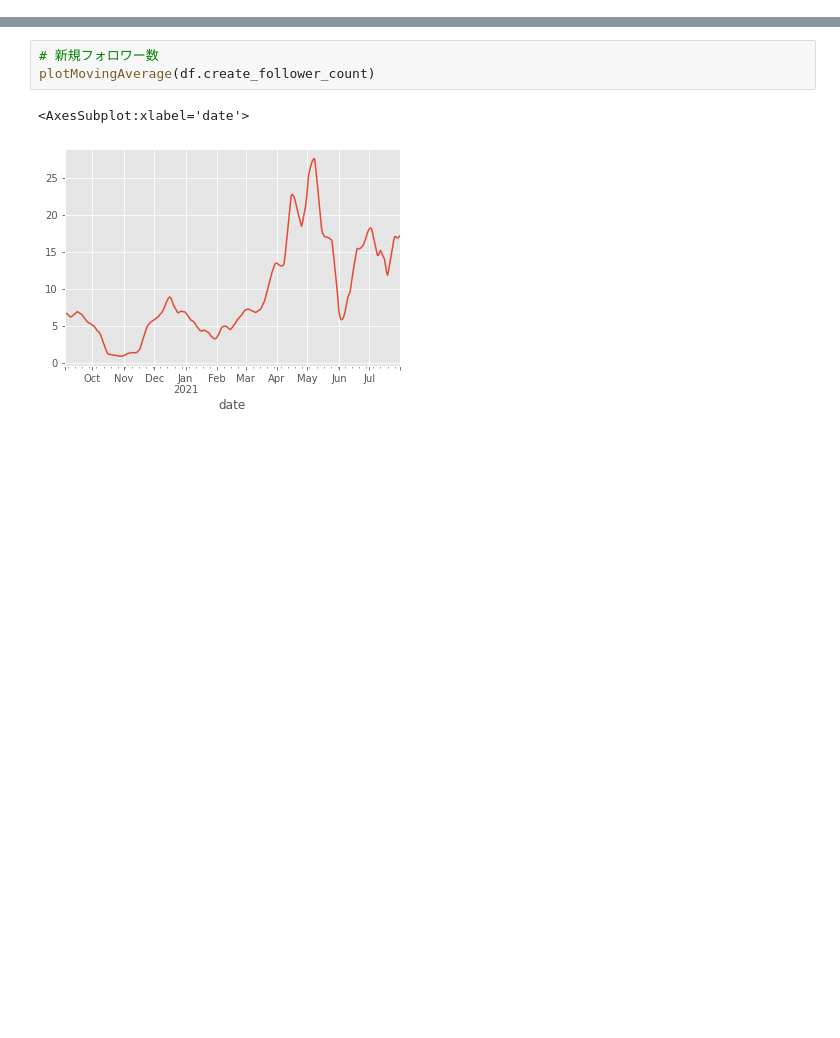
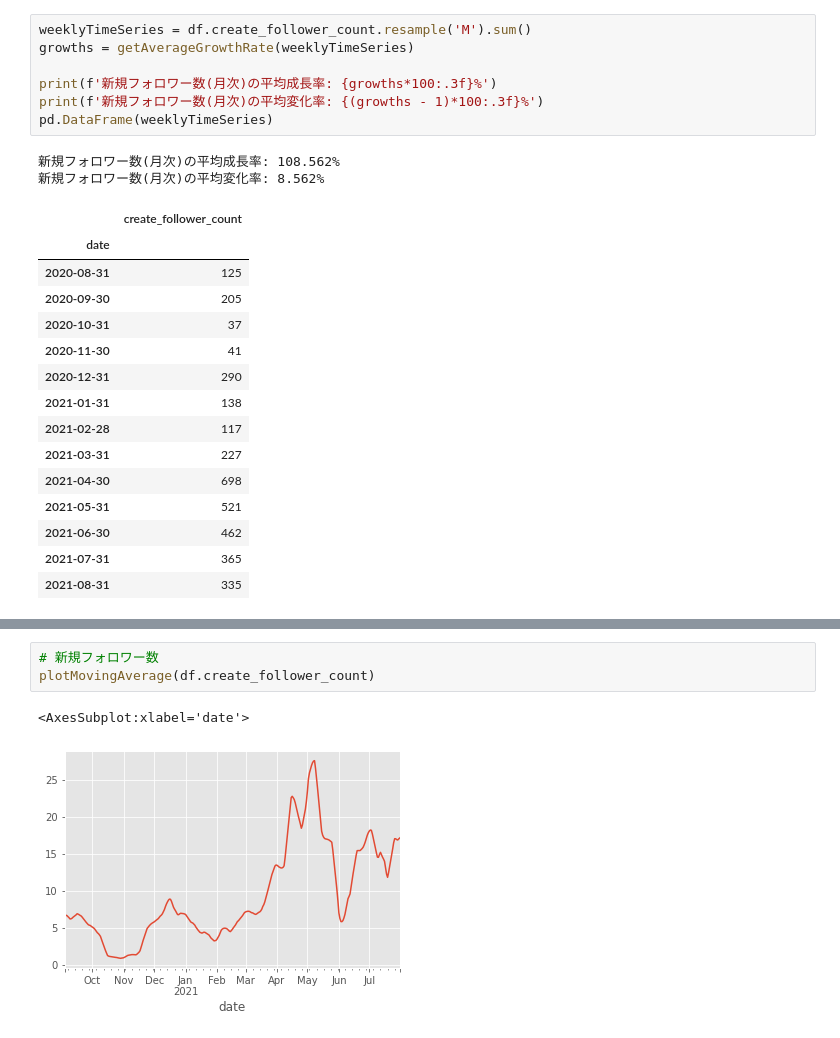
Before and after one commit to FooQoo/time-series-py, a Jupyter notebook: adhoc.ipynb, the cells around one changed output, grey strips where cells are left out. Cells and saved outputs as stored; diff of their text form; blank space fills up the shorter version.

```diff
--- a/adhoc.ipynb
+++ b/adhoc.ipynb
@@ -8,0 +71,25 @@ df = pd.read_csv("./twitter.csv", index_col='date', parse_dates=True)[columns]
+# %%
+weeklyTimeSeries = df.create_follower_count.resample('M').sum()
+growths = getAverageGrowthRate(weeklyTimeSeries)
+
+print(f'新規フォロワー数(月次)の平均成長率: {growths*100:.3f}%')
+print(f'新規フォロワー数(月次)の平均変化率: {(growths - 1)*100:.3f}%')
+pd.DataFrame(weeklyTimeSeries)
+# %% [output]
+新規フォロワー数(月次)の平均成長率: 108.562%
+新規フォロワー数(月次)の平均変化率: 8.562%
+|  | create_follower_count |
+| date |  |
+| 2020-08-31 | 125 |
+| 2020-09-30 | 205 |
+| 2020-10-31 | 37 |
+| 2020-11-30 | 41 |
+| 2020-12-31 | 290 |
+| 2021-01-31 | 138 |
+| 2021-02-28 | 117 |
+| 2021-03-31 | 227 |
+| 2021-04-30 | 698 |
+| 2021-05-31 | 521 |
+| 2021-06-30 | 462 |
+| 2021-07-31 | 365 |
+| 2021-08-31 | 335 |
```
Also changed, not shown: parts of 7 cells of this notebook, 2 other files.
